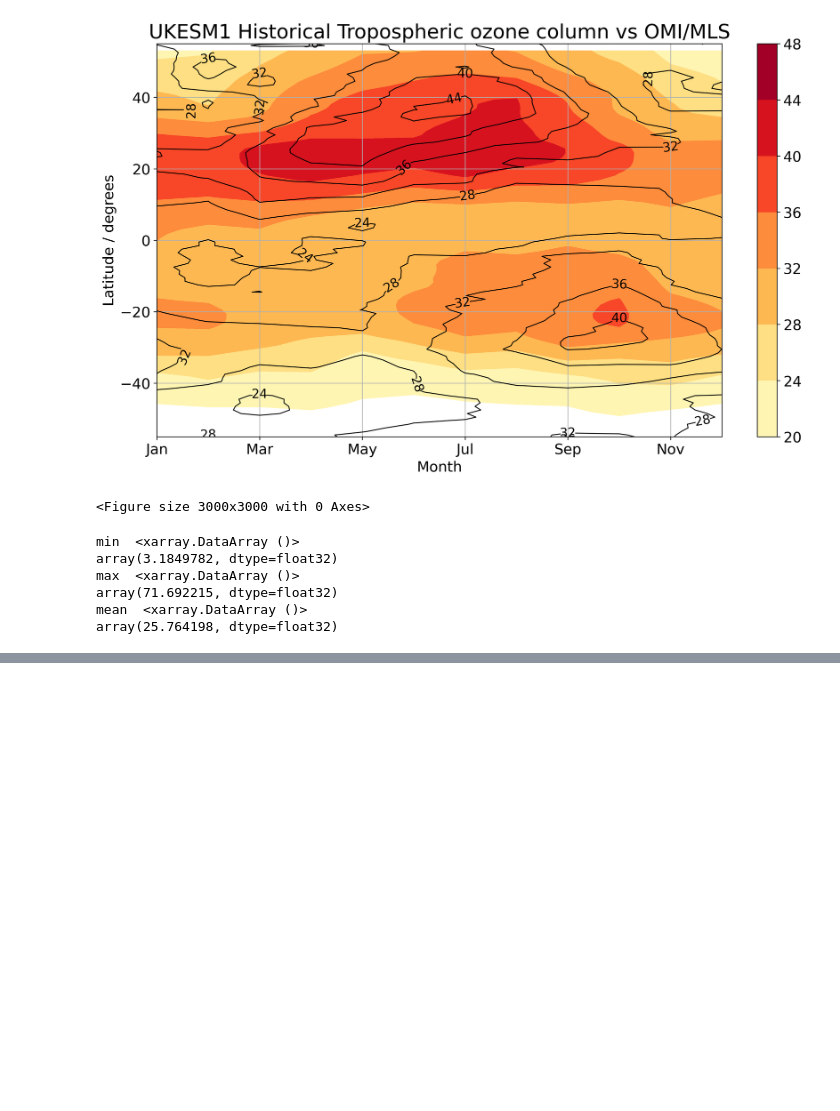
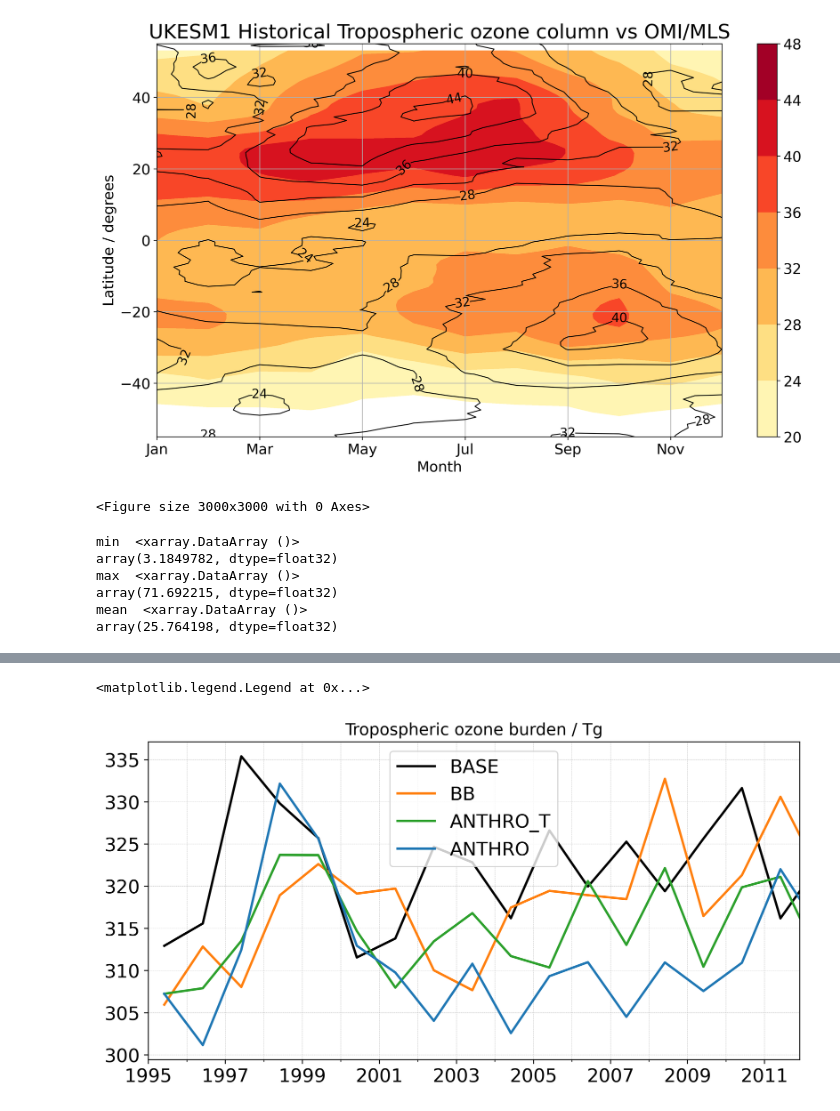
Before and after one commit to paultgriffiths/opt-ozone-precursors-tropics, a Jupyter notebook: UKESM1_TCO_vs_OMI_MLS_and_burden.ipynb, the cells around one changed output, grey strips where cells are left out. Saved outputs shown, nothing was run; the diff lists cells and outputs as text; code cells hidden in the pictures; blank space fills up the shorter version.

```diff
--- a/UKESM1_TCO_vs_OMI_MLS_and_burden.ipynb
+++ b/UKESM1_TCO_vs_OMI_MLS_and_burden.ipynb
@@ -223,0 +249,6 @@ BBtropo3 = BBtropo3.to_dataframe(name='O3 Burden')
+# %%
+o3 = xr.open_dataset('/gws/nopw/j04/htap2/ptg21/u-cq393/u-cq393_o3_monthly.nc')
+airmass = xr.open_dataset('/gws/nopw/j04/htap2/ptg21/u-cq393/u-cq393_trop_air_mass_monthly.nc')
+ANTHRO_T_tropo3 = (o3.o3*airmass.aimass_trop).sum(dim=['model_level_number','latitude','longitude'])
+ANTHRO_T_tropo3 = ANTHRO_T_tropo3.resample(time='1Y').mean()
+ANTHRO_T_tropo3 = ANTHRO_T_tropo3.to_dataframe(name='O3 Burden')
@@ -226,17 +278,23 @@ import pandas as pd
 BASEtropo3.index = pd.date_range(start='1995-06-01', end='2013-06-30', freq='12M')
 ANTRHOtropo3.index = pd.date_range(start='1995-06-01', end='2013-06-30', freq='12M')
 BBtropo3.index = pd.date_range(start='1995-06-01', end='2013-06-30', freq='12M')
+ANTHRO_T_tropo3.index = pd.date_range(start='1995-06-01', end='2014-06-30', freq='12M')
 # %%
 import datetime
 cmap = plt.get_cmap("tab10")
 fig=plt.figure(figsize=(10,5), dpi=300)
 plt.subplot(1,1,1)
 ax=(BASEtropo3['O3 Burden']/1e9).plot(color='k', label='BASE')
 (BBtropo3['O3 Burden']/1e9).plot(color=cmap(1), label='BB')
+(ANTHRO_T_tropo3['O3 Burden']/1e9).plot(color=cmap(2), label='ANTHRO_T')
 (ANTRHOtropo3['O3 Burden']/1e9).plot(color=cmap(0), label='ANTHRO')
+
 
 ax.grid(True, which='both', linestyle='--', linewidth=0.25)
 ax.set_xlim([datetime.date(1995, 1, 1), datetime.date(2011, 12, 31)])
 plt.title('Tropospheric ozone burden / Tg')
 plt.legend()
+# %% [output]
+<matplotlib.legend.Legend at 0x...>
+[figure, added]
 # %%
```
Also changed, not shown: parts of 8 cells of this notebook, 40 other files.
